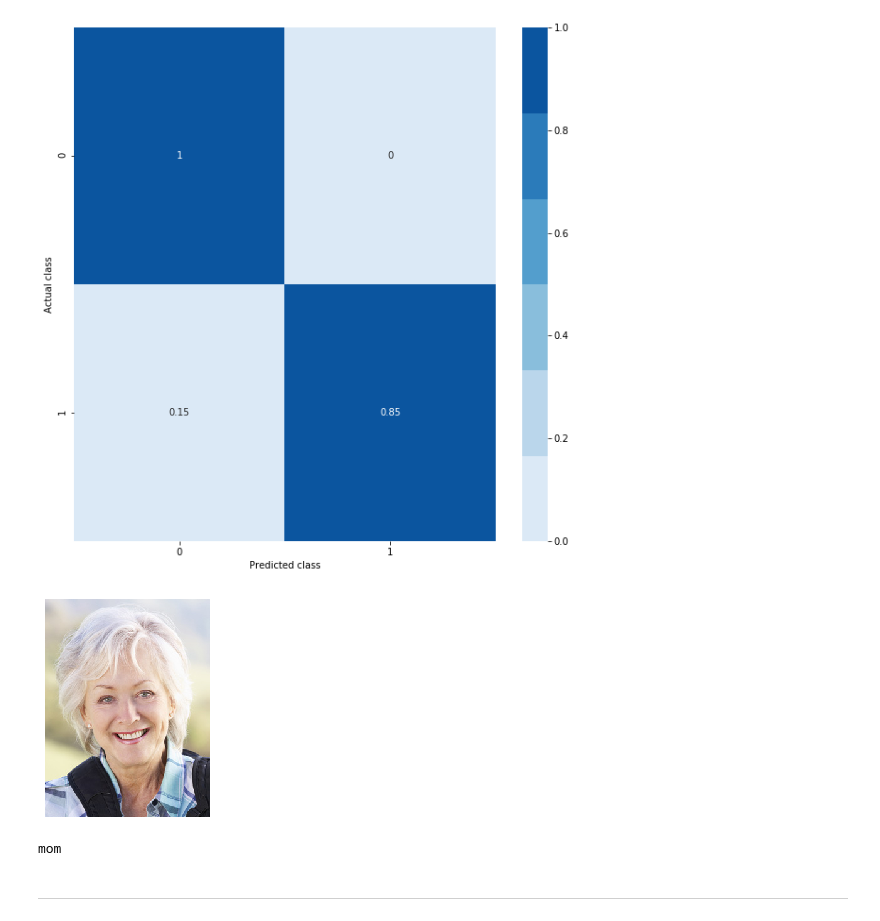
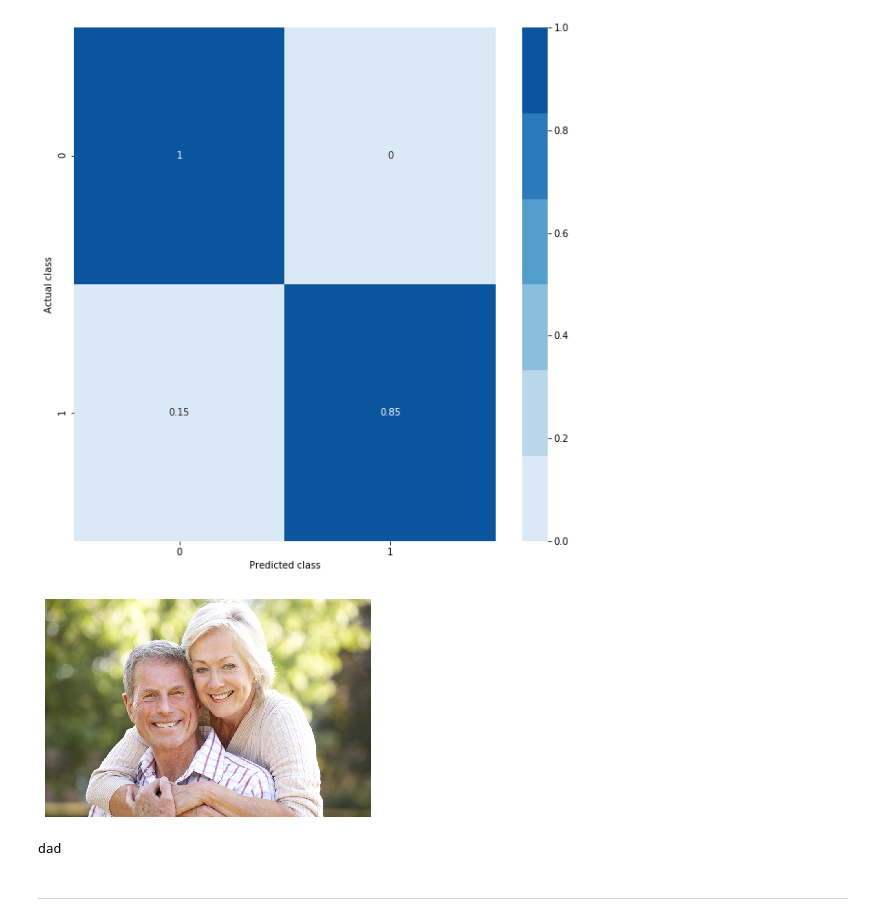
Before and after one commit to BA-Software-Development-Ed/ai-exam-project, a Jupyter notebook: src/notebooks/FaceRecognizer.ipynb, the cells around one changed output. Drawn from its saved outputs; the diff is of its cells as text; code cells hidden in the pictures.

```diff
--- a/src/notebooks/FaceRecognizer.ipynb
+++ b/src/notebooks/FaceRecognizer.ipynb
@@ -67,15 +67,15 @@ Displayer.conf_matrix(predictions, test_labels)
 # %% [output]
 [figure]
 # %%
-image_path = '../data/face-data/PersonGroup/Family3-Lady/Family3-Lady1.jpg'
+image_path = '../data/face-data/identification3.jpg'
 image = cv2.imread(image_path)
 
 prediction = faceRecognizer.recognize(image)
 Displayer.image(image, bgr=True)
 print(prediction)
 # %% [output]
-[figure, old version]
+[figure, new version]
-mom
+dad
 # %% [markdown]
 ___
 # %%
```
Also changed, not shown: parts of 1 cell of this notebook, 5 other files.
